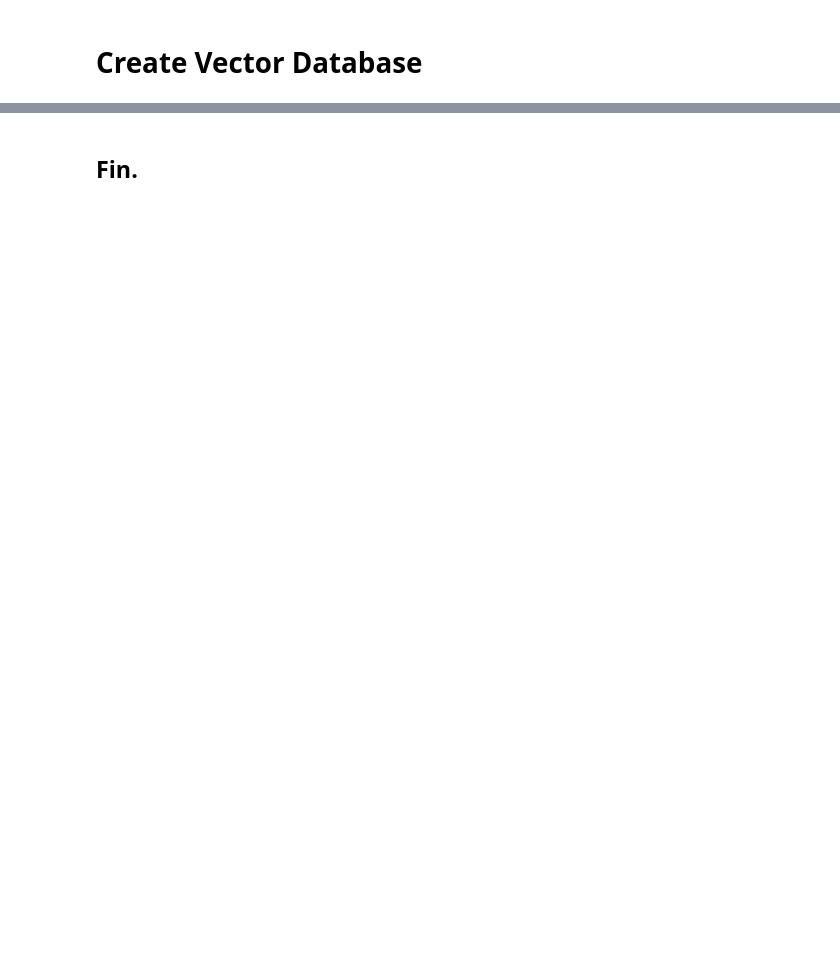
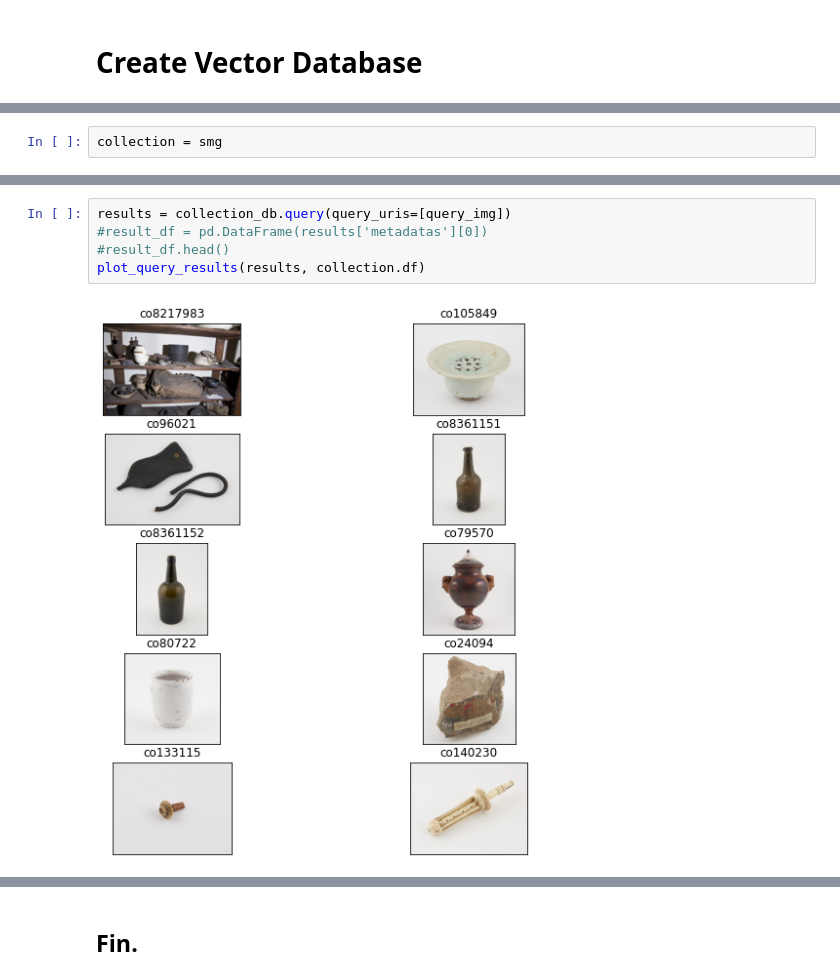
Before and after one commit to kasparvonbeelen/heritage-weaver-demo, a Jupyter notebook: 1 - Process data.ipynb, the cells around one changed output, grey strips where cells are left out. Saved outputs shown, nothing was run; the diff lists cells and outputs as text; blank space fills up the shorter version.

```diff
--- a/1 - Process data.ipynb
+++ b/1 - Process data.ipynb
@@ -120,0 +203,2 @@ collection = client.get_or_create_collection(name="congruence_engine", metadata=
+# %%
+collection = smg
@@ -120,0 +323,7 @@ collection = client.get_or_create_collection(name="congruence_engine", metadata=
+# %%
+results = collection_db.query(query_uris=[query_img])
+#result_df = pd.DataFrame(results['metadatas'][0])
+#result_df.head()
+plot_query_results(results, collection.df)
+# %% [output]
+[figure, added]
```
Also changed, not shown: parts of 38 cells of this notebook.
